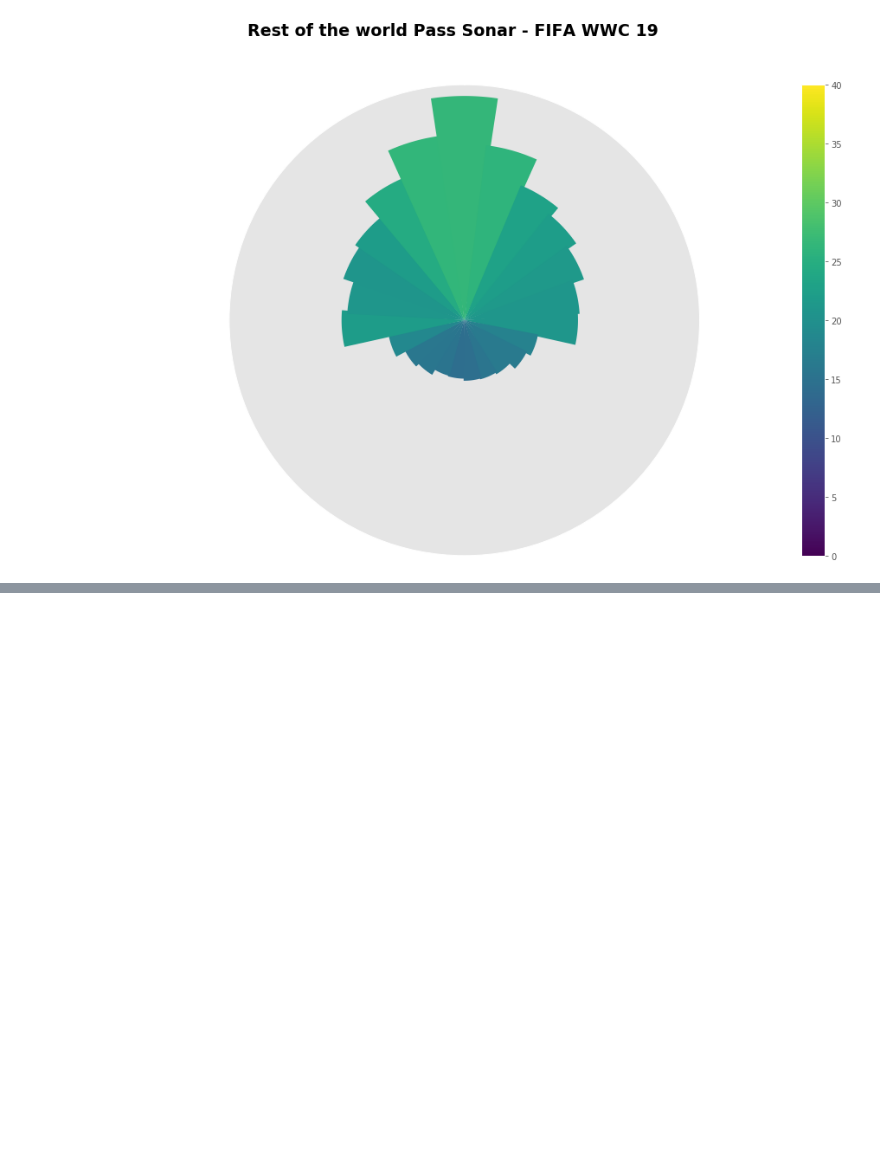
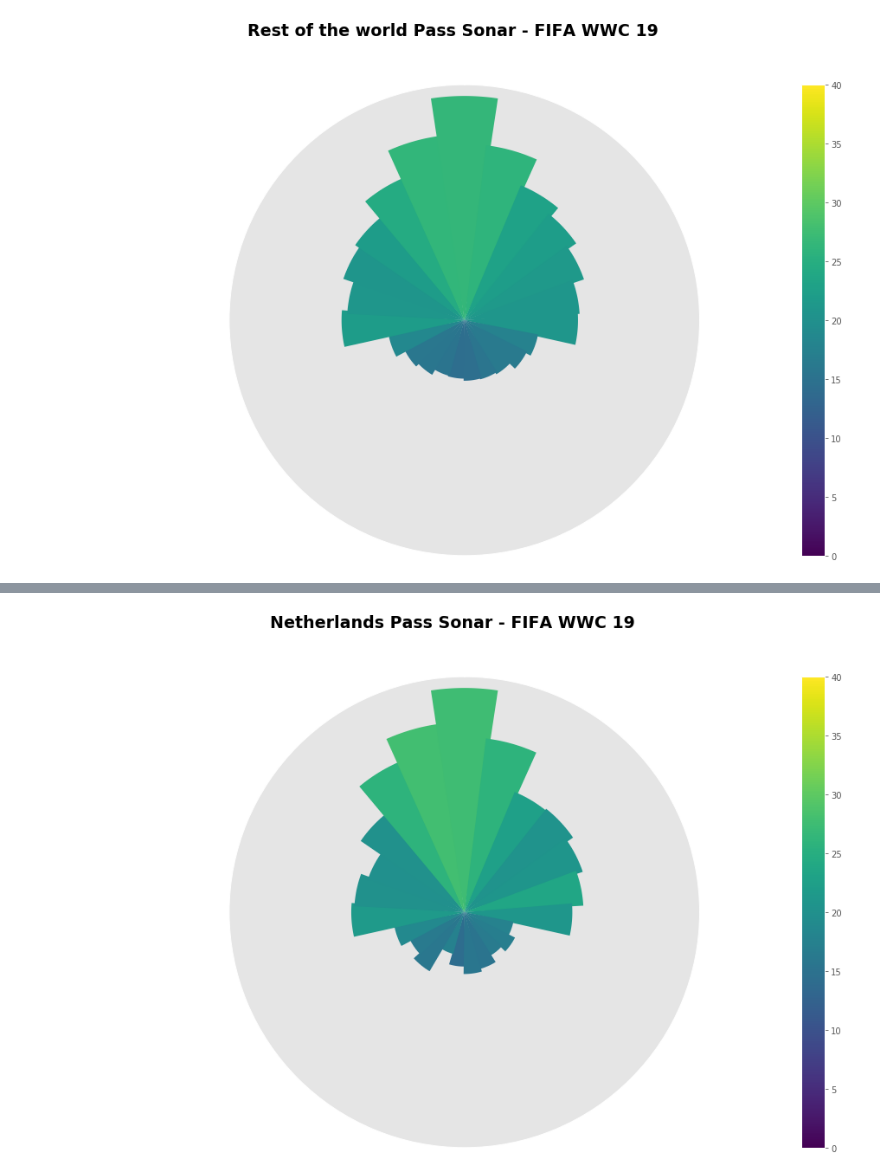
Before and after one commit to ReetBarik/Data-Science-Soccer-Analytics, a Jupyter notebook: Pass Sonar.ipynb, the cells around one changed output, grey strips where cells are left out. Cells and saved outputs as stored; diff of their text form; code cells hidden in the pictures; blank space fills up the shorter version.

```diff
--- a/Pass Sonar.ipynb
+++ b/Pass Sonar.ipynb
@@ -112,0 +133,20 @@ plt.show()
+# %%
+result.loc[(result['team.id'] == 858),'team.name'] = 'Sweden Women\'s'
+# %%
+fig, ax = plt.subplots(figsize=(15,10))
+
+norm = plt.Normalize(result["pass.length"].min(), 40)#result["pass.length"].max())
+cmap = plt.cm.viridis
+ar = np.array(result["pass.length"])
+sm = matplotlib.cm.ScalarMappable(cmap=cmap, norm=norm)
+sm.set_array([])
+cbar = fig.colorbar(sm, orientation="vertical", fraction=0.035, pad=0.01)
+
+
+Pass_Plotter(0, 'Sweden Women\'s')
+fig.subplots_adjust(hspace = 0.6, wspace=0.1)
+ax.axis("off")
+fig.suptitle("Netherlands Pass Sonar - FIFA WWC 19", fontsize = 19, fontweight="bold")
+plt.show()
+# %% [output]
+[figure, added]
```
Also changed, not shown: parts of 4 cells of this notebook.
